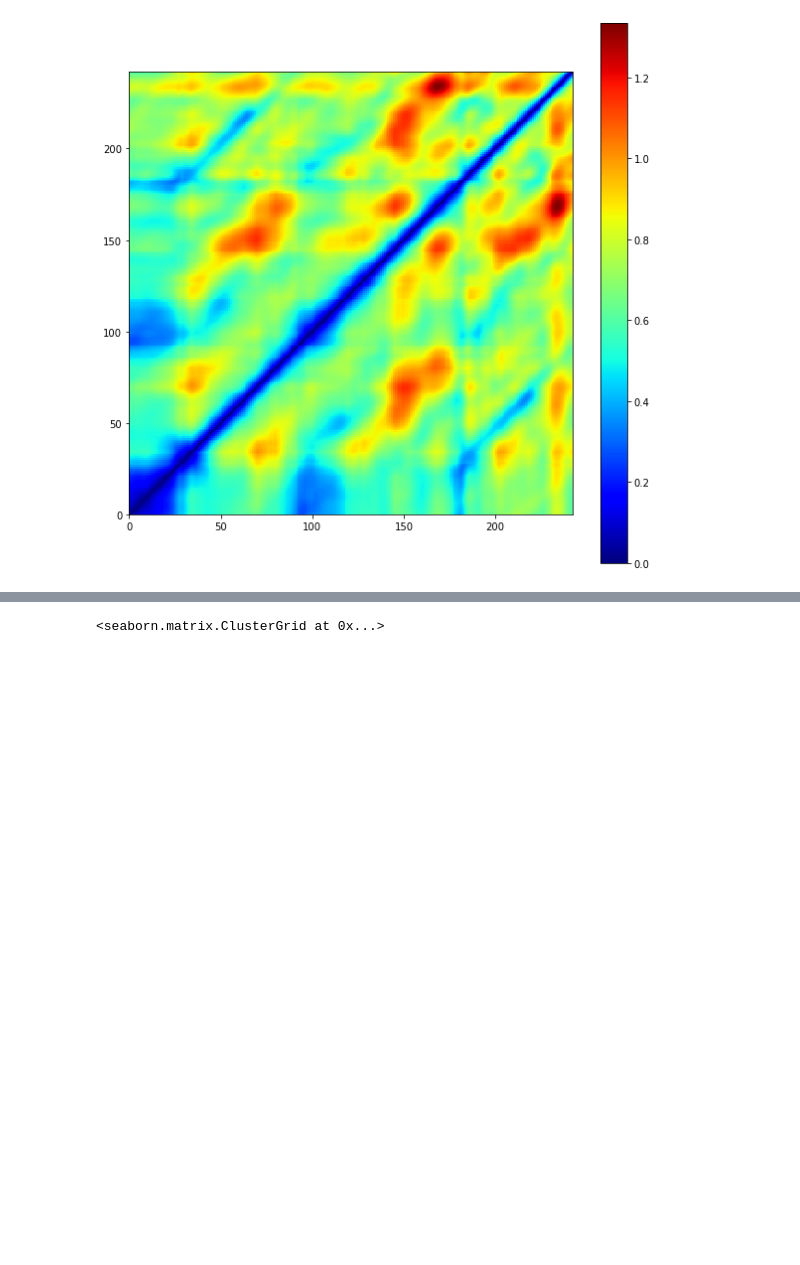
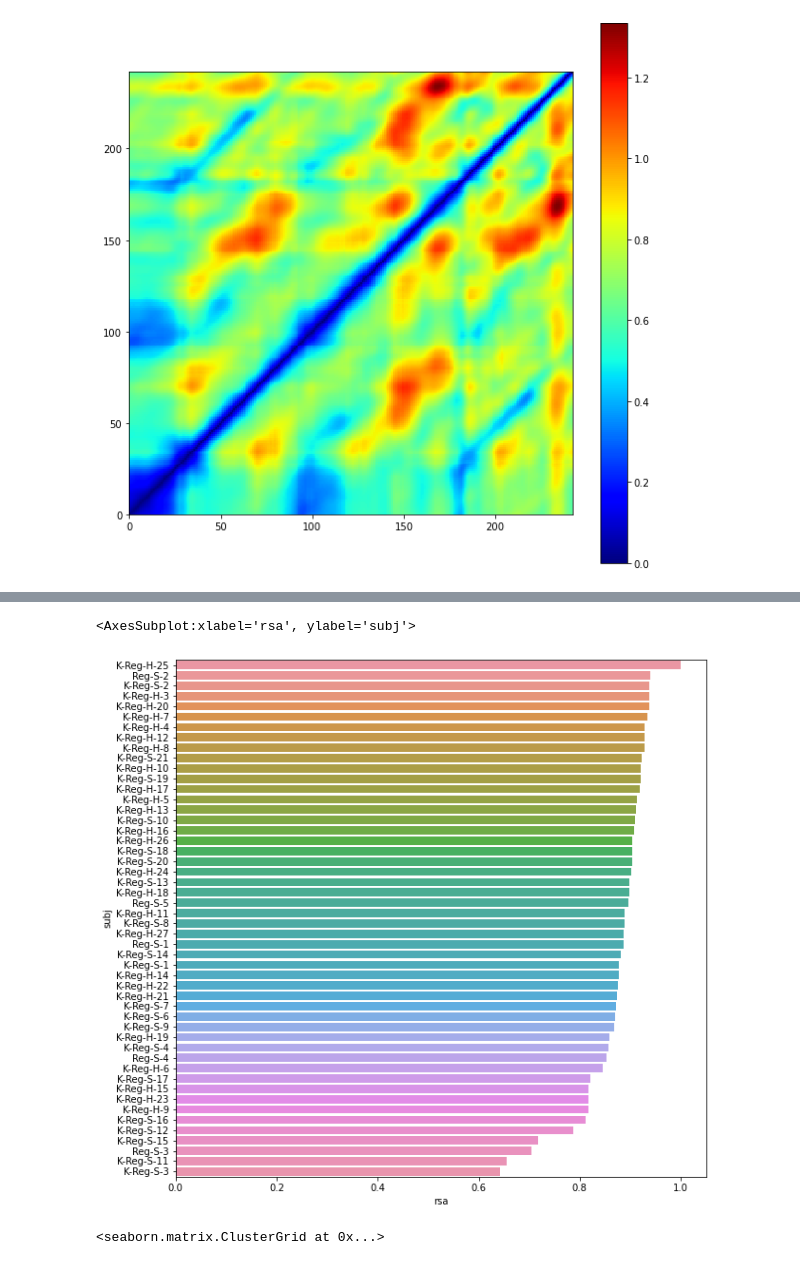
Before and after one commit to acercyc/Keio-Testing_analysis, a Jupyter notebook: src/test_ana_reaching_difficulty_by_dist.ipynb, the cells around one changed output, grey strips where cells are left out. Cells and saved outputs as stored; diff of their text form; code cells hidden in the pictures; blank space fills up the shorter version.

```diff
--- a/src/test_ana_reaching_difficulty_by_dist.ipynb
+++ b/src/test_ana_reaching_difficulty_by_dist.ipynb
@@ -102,3 +143,10 @@ df_=  df_.sort_values(by='rsa', ascending=False)
+# %%
+plt.figure(figsize=(10,10))
+sns.barplot(x='rsa', y='subj', data=df_)
+# sns.despine(left = True, bottom = True)
+# %% [output]
+<AxesSubplot:xlabel='rsa', ylabel='subj'>
+[figure, added]
 # %%
 sns.clustermap(rsa_mean, cmap='jet')
 # %% [output]
```
Also changed, not shown: parts of 9 cells of this notebook, 3 other files.
